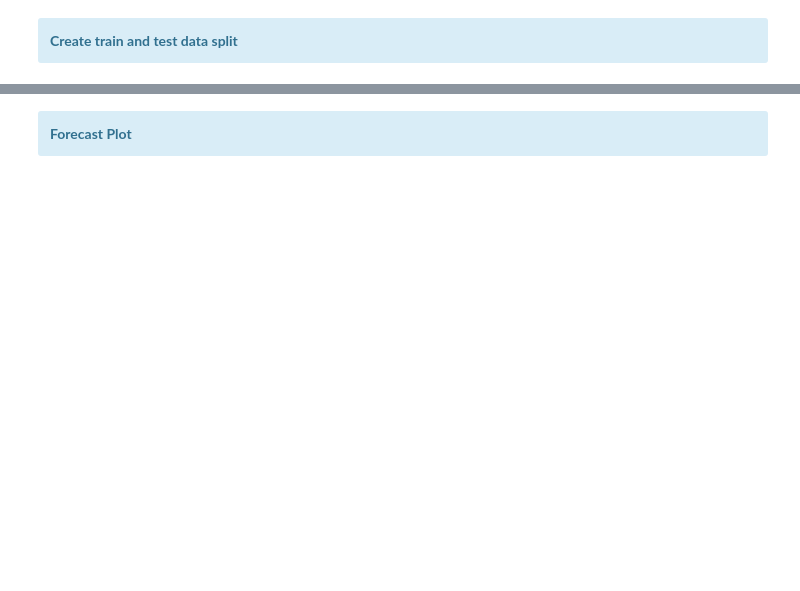
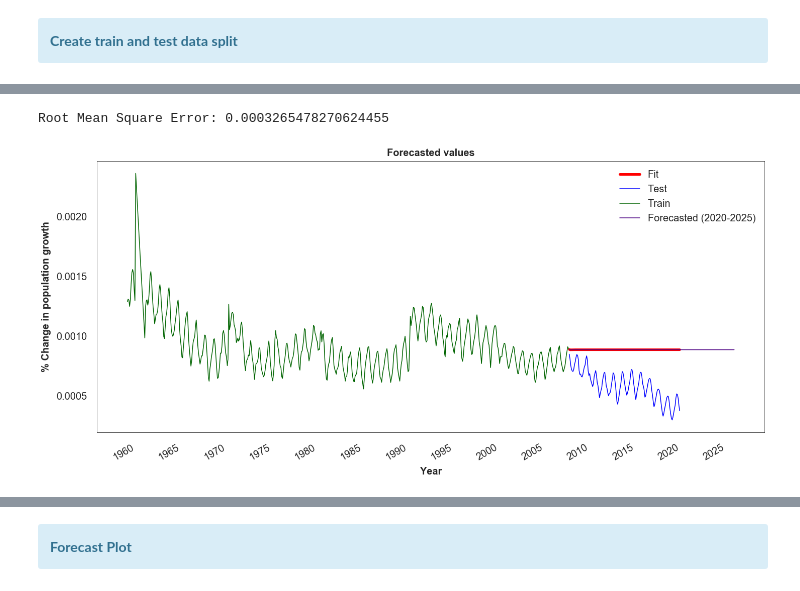
Before and after one commit to Pedro-Ivo/Population_Time_Series, a Jupyter notebook: United States population growth.ipynb, the cells around one changed output, grey strips where cells are left out. Drawn from its saved outputs; the diff is of its cells as text; code cells hidden in the pictures; blank space fills up the shorter version.

```diff
--- a/United States population growth.ipynb
+++ b/United States population growth.ipynb
@@ -408,0 +421,6 @@ def arimamodel(timeseries):
+# %%
+# Predict test and forecast data
+sm_model_data = model_fit.forecast(steps = date_predict.size)
+data = pd.DataFrame(sm_model_data)
+data.rename(columns = {0: 'forecast'}, inplace = True)
+data.tail()
@@ -408,0 +445,27 @@ def arimamodel(timeseries):
+# %%
+plt.figure(figsize = (20,10))
+plt.title('Forecasted values', weight = 'bold', fontsize = 20, pad = 10)
+plt.xlabel('Year', weight = 'bold', fontsize = 20, labelpad = 10)
+plt.ylabel('% Change in population growth', weight = 'bold', fontsize = 20, labelpad = 10)
+plt.xticks(fontsize = 20)
+plt.yticks(fontsize = 20)
+plt.tick_params(axis = 'both', pad = 10, size = 10)
+plt.tight_layout()
+plt.plot(data['forecast'][y_test.index], label = 'Fit', color = 'red', linewidth = 5)
+plt.plot(y_test, label = 'Test', color = 'blue')
+plt.plot(y_train, label = 'Train', color = 'darkgreen')
+plt.plot(data['forecast'], label = 'Forecasted (2020-2025)', color = 'indigo')
+plt.legend(loc = 'best', prop = {'size':20}, frameon = False)
+plt.gcf().autofmt_xdate()
+date_format = mdates.DateFormatter('%Y')
+plt.gca().xaxis.set_major_locator(mdates.YearLocator(5))
+plt.gca().xaxis.set_major_formatter(date_format)
+
+MSE = np.square(np.subtract(y_test, data['forecast'][y_test.index])).mean()
+RMSE = np.sqrt(MSE)
+print('Root Mean Square Error:', RMSE)
+
+plt.show()
+# %% [output]
+Root Mean Square Error: 0.0003265478270624455
+[figure, added]
```
Also changed, not shown: parts of 40 cells of this notebook.
